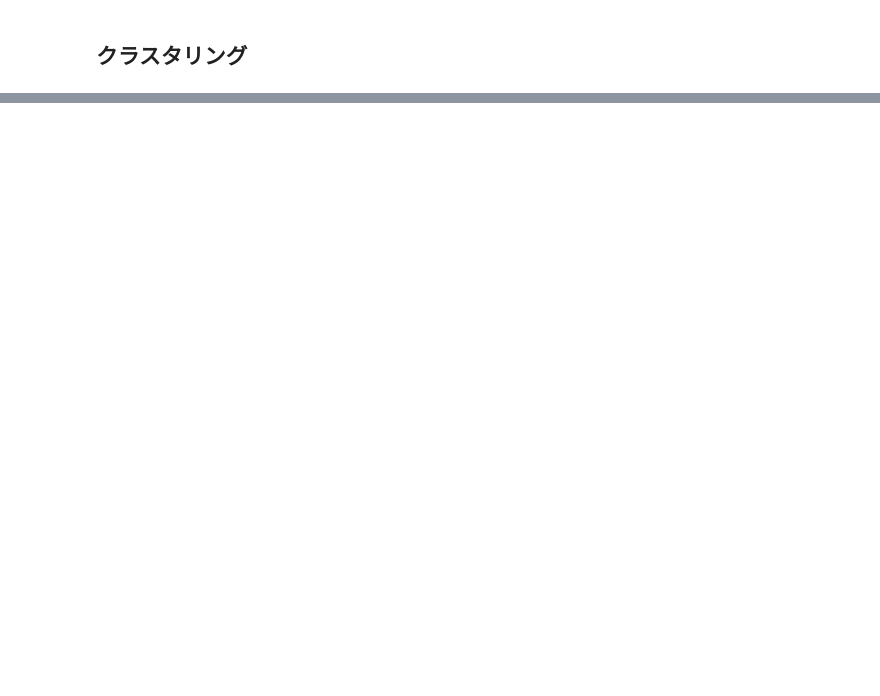
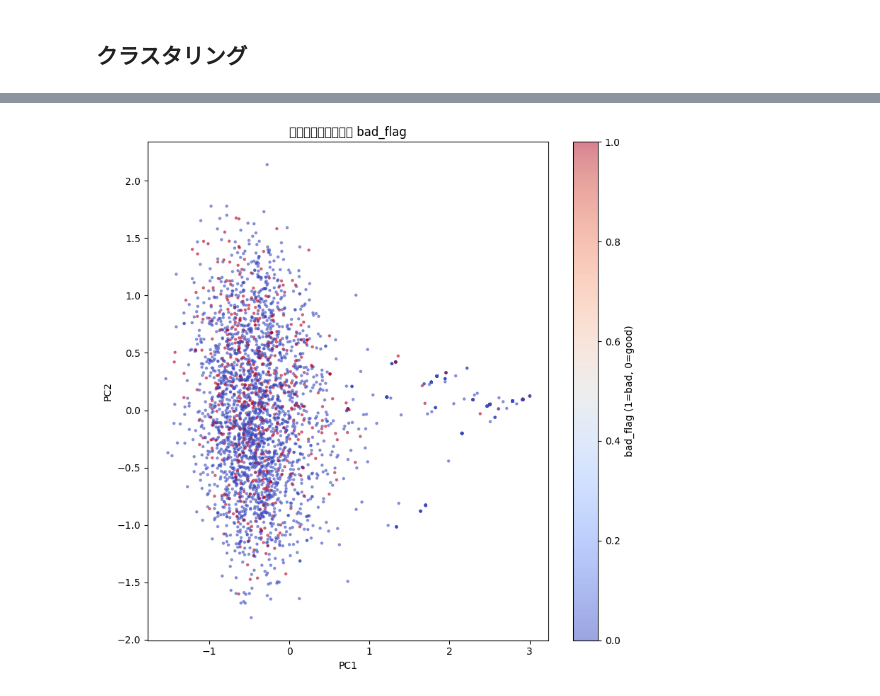
Before and after one commit to MatangoNyanya/post-project-eval, a Jupyter notebook: learning/extract_section.ipynb, the cells around one changed output, grey strips where cells are left out. Cells and saved outputs as stored; diff of their text form; code cells hidden in the pictures; blank space fills up the shorter version.

```diff
--- a/learning/extract_section.ipynb
+++ b/learning/extract_section.ipynb
@@ -465 +592,21 @@ print(cluster_stats)
+# %%
+
+# （オプション）bad_flag を色にして、「悪い評価寄りの段落がどこに固まっているか」を見るなら:
+plt.figure(figsize=(8, 8))
+scatter2 = plt.scatter(
+    df_out["pc1"],
+    df_out["pc2"],
+    c=df_out["bad_flag"],
+    cmap="coolwarm",
+    alpha=0.5,
+    s=5
+)
+plt.colorbar(scatter2, label="bad_flag (1=bad, 0=good)")
+plt.xlabel("PC1")
+plt.ylabel("PC2")
+plt.title("段落埋め込み分布と bad_flag")
+plt.tight_layout()
+plt.show()
+# %% [output]
+[figure, added]
 # %%
```
Also changed, not shown: parts of 12 cells of this notebook.
